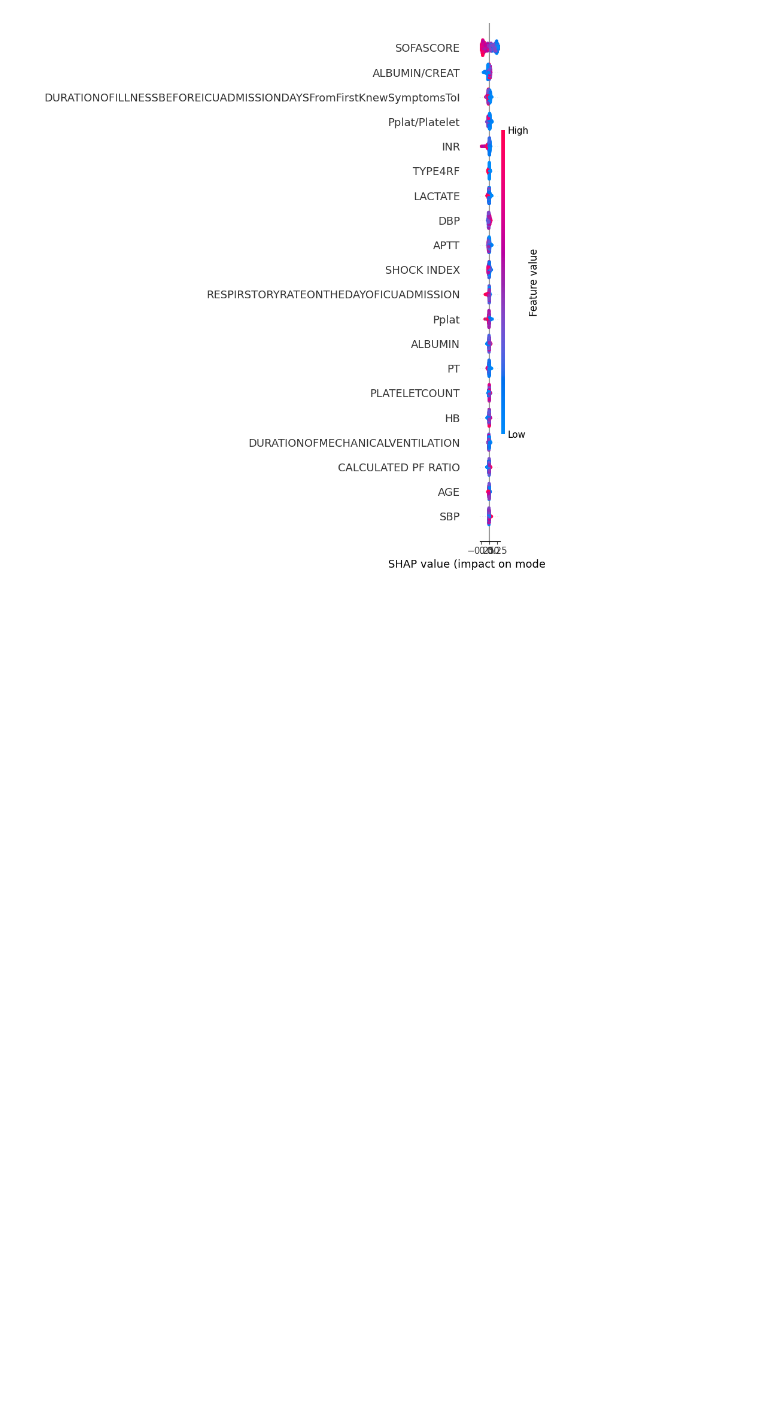
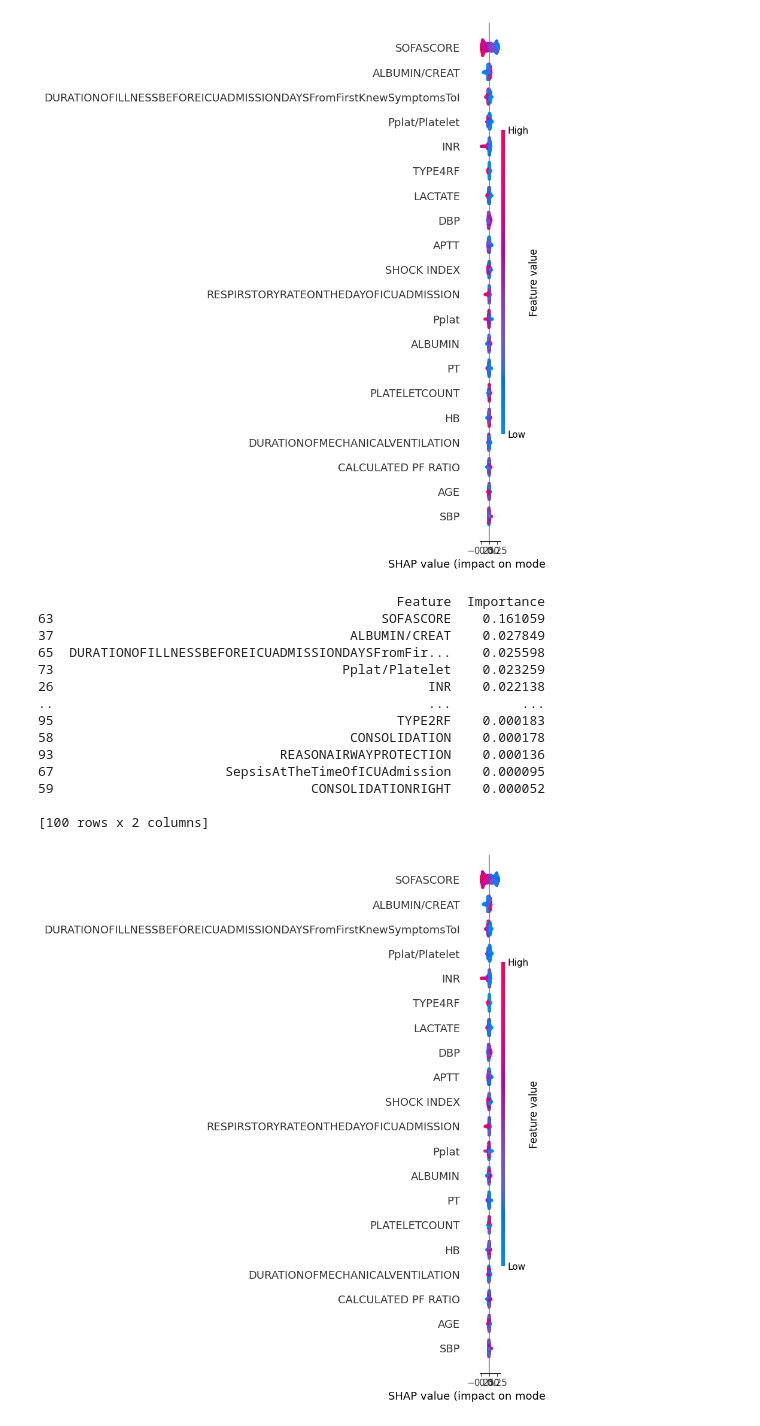
Before and after one commit to shivimendi/newproject, a Jupyter notebook: Untitled0.ipynb, the cells around one changed output. Drawn from its saved outputs; the diff is of its cells as text; code cells hidden in the pictures; blank space fills up the shorter version.

```diff
--- a/Untitled0.ipynb
+++ b/Untitled0.ipynb
@@ -130,3 +130,38 @@ shap.summary_plot(shap_values, X_train, feature_names=feature_names)
 
 [100 rows x 2 columns]
 [figure]
+# %%
+# Calculate mean absolute SHAP values for feature importance
+shap_importance = np.abs(shap_values.values).mean(axis=0)
+
+# Create a DataFrame to display feature importance
+feature_names = X_train.columns
+shap_importance_df = pd.DataFrame({
+    'Feature': feature_names,
+    'Importance': shap_importance
+})
+
+# Sort the DataFrame by importance in descending order
+shap_importance_df = shap_importance_df.sort_values(by='Importance', ascending=False)
+
+# Display the feature importance DataFrame
+print(shap_importance_df)
+
+# Optional: Plot SHAP summary plot for better visualization
+shap.summary_plot(shap_values, X_train, feature_names=feature_names)
+# %% [output]
+                                              Feature  Importance
+63                                          SOFASCORE    0.161059
+37                                      ALBUMIN/CREAT    0.027849
+65  DURATIONOFILLNESSBEFOREICUADMISSIONDAYSFromFir...    0.025598
+73                                     Pplat/Platelet    0.023259
+26                                                INR    0.022138
+..                                                ...         ...
+95                                            TYPE2RF    0.000183
+58                                      CONSOLIDATION    0.000178
+93                             REASONAIRWAYPROTECTION    0.000136
+67                      SepsisAtTheTimeOfICUAdmission    0.000095
+59                                 CONSOLIDATIONRIGHT    0.000052
+
+[100 rows x 2 columns]
+[figure, added]
```
Also changed, not shown: parts of 2 cells of this notebook.
